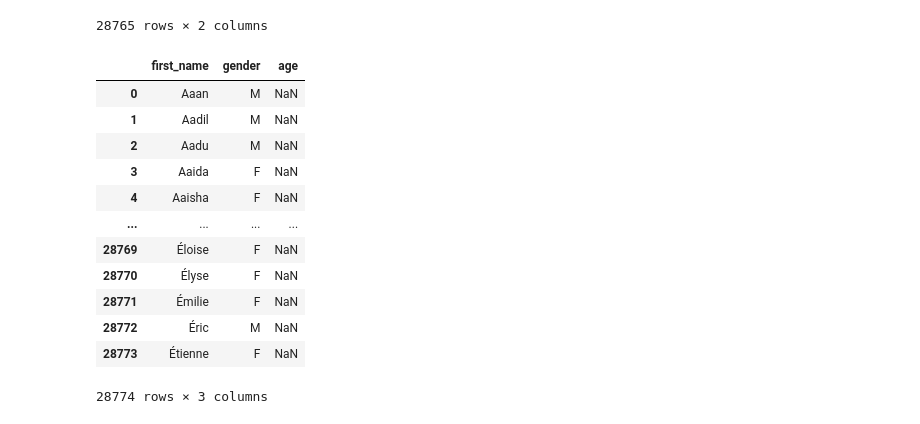
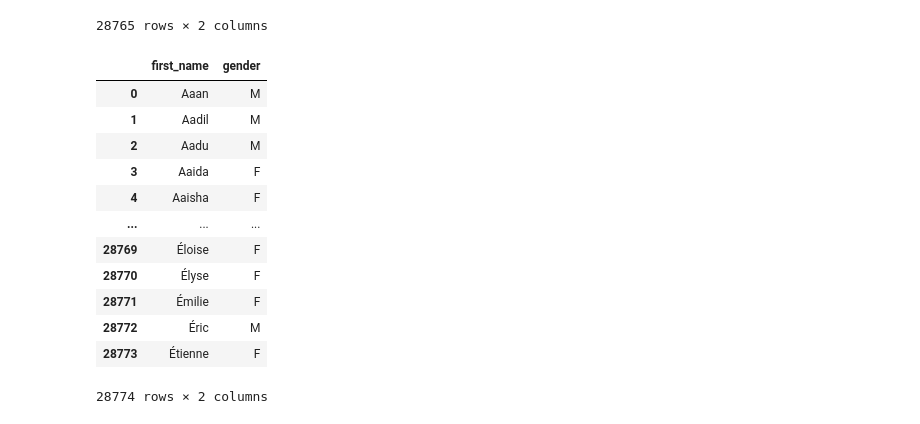
Before and after one commit to Shaza-Safi/Ontario_Sunshine_List, a Jupyter notebook: Machine_Learning_Model_Gender_Prediction.ipynb, the cells around one changed output. Cells and saved outputs as stored; diff of their text form; code cells hidden in the pictures.

```diff
--- a/Machine_Learning_Model_Gender_Prediction.ipynb
+++ b/Machine_Learning_Model_Gender_Prediction.ipynb
@@ -372,3 +369,0 @@ featuresets
-# %%
-# Instantiating a "naive Bayes" classifier instance and training it with 'train_set'
-classifier = nltk.NaiveBayesClassifier.train(train_set)
@@ -501,6 +500,6 @@ u_names_pred
 # %%
 # Creating a dictionary that contains two key value pairs--the first being all of the unique Sunshine List first names from 'u_names_list'--and the second being all of the gender predictions output by this model from 'u_names_pred'
-u_pred_dict = {'first_name': u_names_list, 'gender': u_names_pred, "age": ""}
+u_pred_dict = {'first_name': u_names_list, 'gender': u_names_pred}
 u_pred_dict
 # %% [output]
 {'first_name': ['Aaan',
@@ -570,19 +573,18 @@ sunshine_first_pass_updated
 # %%
 # Concatenating the 'u_names_df' DF with the 'sunshine_first_pass_gender' DF but using loc to only include the 'sunshine_first_pass_gender' DF 'gender' columns that do NOT == 'U' or 'EV' to get our final DF product
 final_sunshine_pred_df = pd.concat([sunshine_first_pass_updated.loc[sunshine_first_pass_updated.gender != 'U'], u_names_df]).reset_index(drop=True).sort_values(by='first_name').reset_index(drop=True)
-final_sunshine_pred_df["age"]=np.nan
 final_sunshine_pred_df
 # %% [output]
-|  | first_name | gender | age |
-| 0 | Aaan | M | NaN |
-| 1 | Aadil | M | NaN |
-| 2 | Aadu | M | NaN |
-| 3 | Aaida | F | NaN |
-| 4 | Aaisha | F | NaN |
-| ... | ... | ... | ... |
-| 28769 | Éloise | F | NaN |
-| 28770 | Élyse | F | NaN |
-| 28771 | Émilie | F | NaN |
-| 28772 | Éric | M | NaN |
-| 28773 | Étienne | F | NaN |
+|  | first_name | gender |
+| 0 | Aaan | M |
+| 1 | Aadil | M |
+| 2 | Aadu | M |
+| 3 | Aaida | F |
+| 4 | Aaisha | F |
+| ... | ... | ... |
+| 28769 | Éloise | F |
+| 28770 | Élyse | F |
+| 28771 | Émilie | F |
+| 28772 | Éric | M |
+| 28773 | Étienne | F |
-28774 rows × 3 columns
+28774 rows × 2 columns
```
Also changed, not shown: parts of 14 cells of this notebook.
